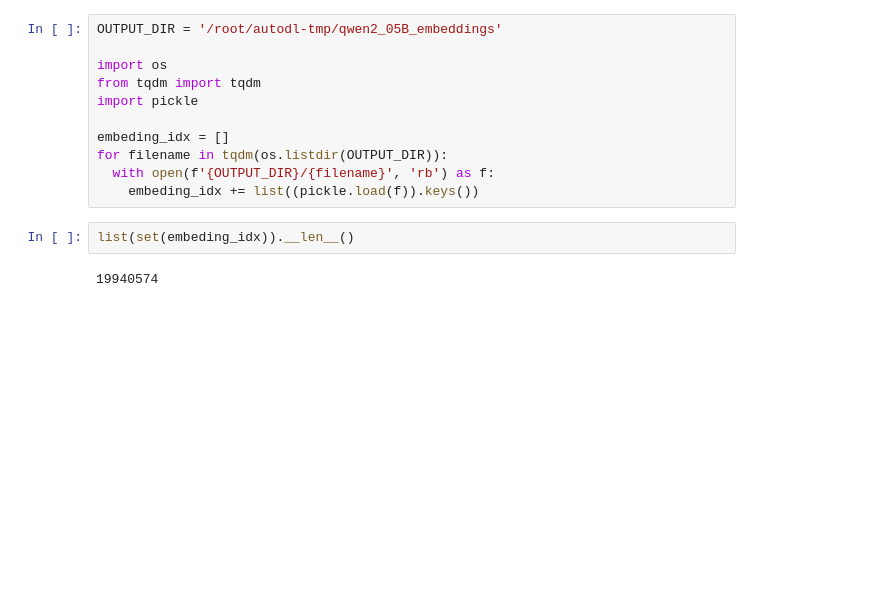
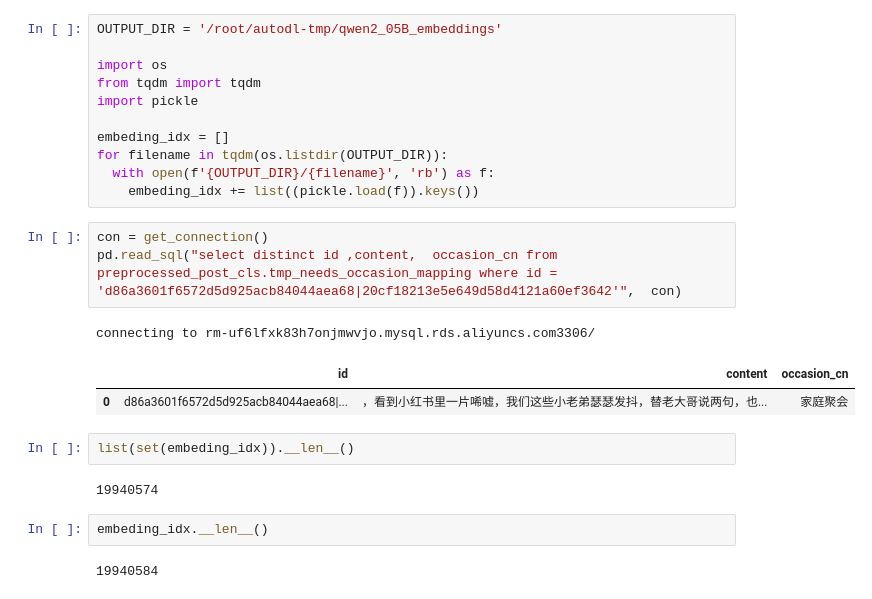
Before and after one commit to AllenArtefacter/social-listening-toolkit, a Jupyter notebook: project_support/Pepsico/notebooks/download_150m_training_data.ipynb, the cells around one changed output. Cells and saved outputs as stored; diff of their text form; blank space fills up the shorter version.

```diff
--- a/project_support/Pepsico/notebooks/download_150m_training_data.ipynb
+++ b/project_support/Pepsico/notebooks/download_150m_training_data.ipynb
@@ -125,6 +135,17 @@ for filename in tqdm(os.listdir(OUTPUT_DIR)):
   with open(f'{OUTPUT_DIR}/{filename}', 'rb') as f:
     embeding_idx += list((pickle.load(f)).keys())
 # %%
-list(set(embeding_idx)).__len__()
+con = get_connection()
+pd.read_sql("select distinct id ,content,  occasion_cn from preprocessed_post_cls.tmp_needs_occasion_mapping where id = 'd86a3601f6572d5d925acb84044aea68|20cf18213e5e649d58d4121a60ef3642'",  con)
 # %% [output]
-19940574
+connecting to rm-uf6lfxk83h7onjmwvjo.mysql.rds.aliyuncs.com3306/
+|  | id | content | occasion_cn |
+| 0 | d86a3601f6572d5d925acb84044aea68|... | ，看到小红书里一片唏嘘，我们这些小老弟瑟瑟发抖，替老大哥说两句，也... | 家庭聚会 |
+# %%
+list(set(embeding_idx)).__len__()
+# %% [output]
+19940574
+# %%
+embeding_idx.__len__()
+# %% [output]
+19940584
```
Also changed, not shown: parts of 3 cells of this notebook, 7 other files.
